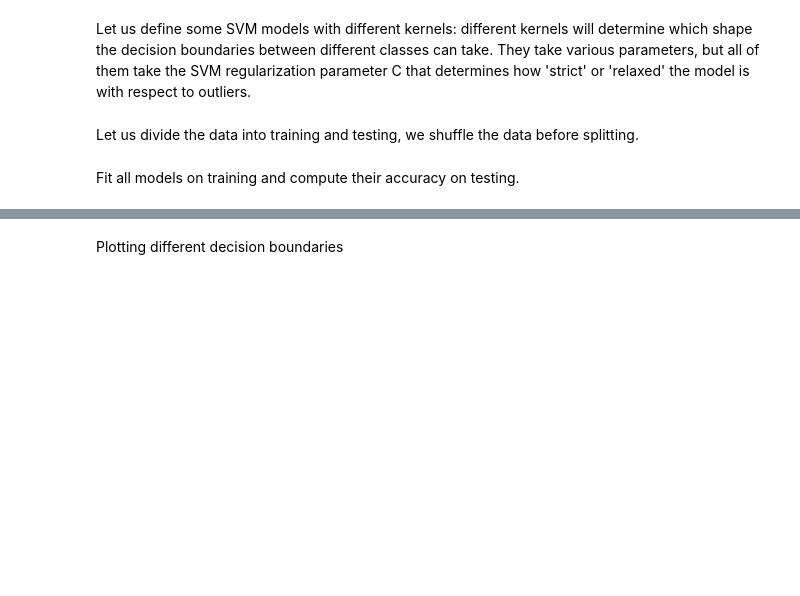
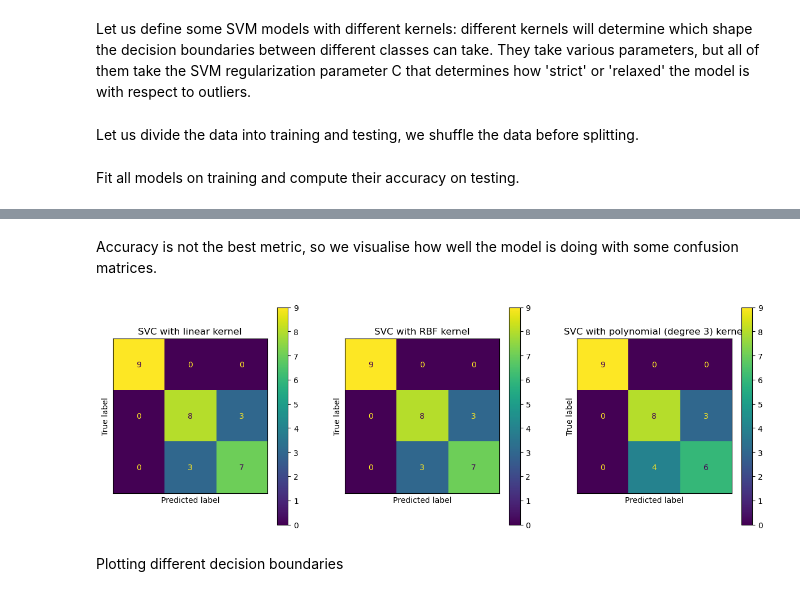
Before and after one commit to sveneziale/binder, a Jupyter notebook: Supervised_Learning.ipynb, the cells around one changed output, grey strips where cells are left out. Drawn from its saved outputs; the diff is of its cells as text; code cells hidden in the pictures; blank space fills up the shorter version.

```diff
--- a/Supervised_Learning.ipynb
+++ b/Supervised_Learning.ipynb
@@ -64,3 +66,30 @@ The accuracy for the Polynomial model is  0.7333333333333333
+# %% [markdown]
+Accuracy is not the best metric, so we visualise how well the model is doing with some confusion matrices.
+# %%
+from sklearn.metrics import confusion_matrix, ConfusionMatrixDisplay
+import matplotlib.pyplot as plt
+
+fig, sub = plt.subplots(1, 3, figsize=(15,5))
+
+# Title for the plots
+titles = (
+    "SVC with linear kernel",
+    "SVC with RBF kernel",
+    "SVC with polynomial (degree 3) kernel",
+)
+
+for clf, title, ax in zip(models, titles, sub.flatten()):
+
+    cm = confusion_matrix(y_test, models[clf].predict(X_test))
+    cm_display = ConfusionMatrixDisplay(confusion_matrix = cm, display_labels = list(range(3)))
+    cm_display.plot(ax=ax)
+    ax.set_xticks(())
+    ax.set_yticks(())
+    ax.set_title(title)
+
+plt.show()
+# %% [output]
+[figure, added]
 # %% [markdown]
 Plotting different decision boundaries
 # %%
```
Also changed, not shown: parts of 7 cells of this notebook, 1 other file.
